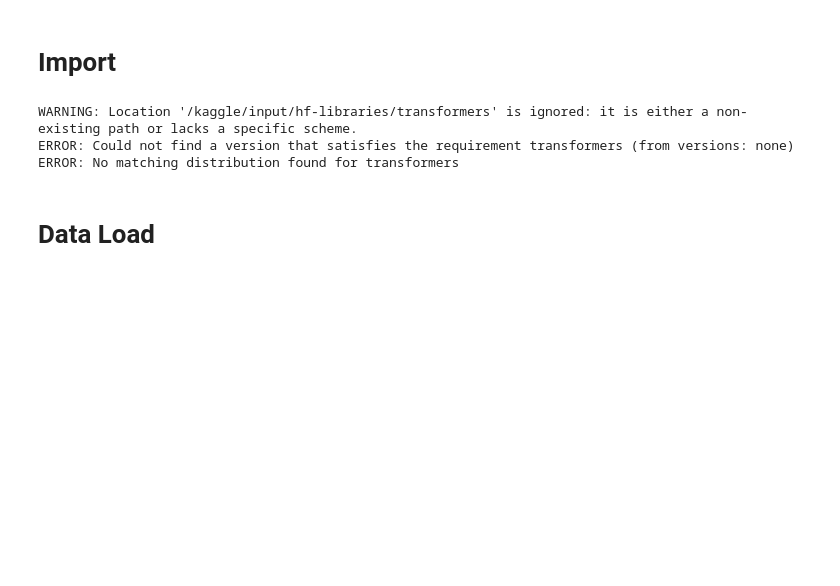
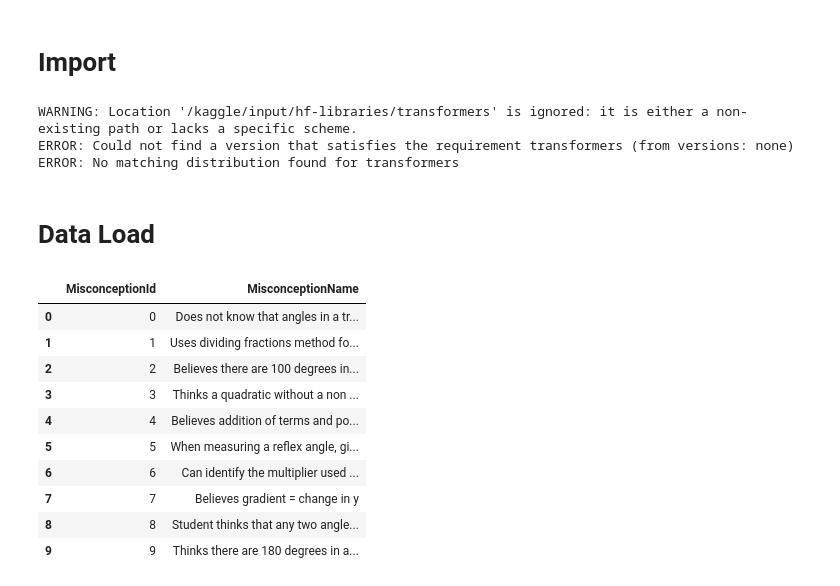
Before and after one commit to itancio/misconception-in-math, a Jupyter notebook: model.ipynb, the cells around one changed output. Cells and saved outputs as stored; diff of their text form; code cells hidden in the pictures; blank space fills up the shorter version.

```diff
--- a/model.ipynb
+++ b/model.ipynb
@@ -82,4 +82,17 @@ from sklearn.metrics.pairwise import cosine_similarity
 # %% [markdown]
 # Data Load
 # %%
-misconception_mapping = pd.read_csv("Downloads/eedi-mining-misconceptions-in-mathematics/misconception_mapping.csv")
+misconception_df = pd.read_csv("misconception_mapping.csv")
+misconception_df.head(10)
+# %% [output]
+|  | MisconceptionId | MisconceptionName |
+| 0 | 0 | Does not know that angles in a tr... |
+| 1 | 1 | Uses dividing fractions method fo... |
+| 2 | 2 | Believes there are 100 degrees in... |
+| 3 | 3 | Thinks a quadratic without a non ... |
+| 4 | 4 | Believes addition of terms and po... |
+| 5 | 5 | When measuring a reflex angle, gi... |
+| 6 | 6 | Can identify the multiplier used ... |
+| 7 | 7 | Believes gradient = change in y |
+| 8 | 8 | Student thinks that any two angle... |
+| 9 | 9 | Thinks there are 180 degrees in a... |
```
Also changed, not shown: parts of 6 cells of this notebook, 1 other file.
